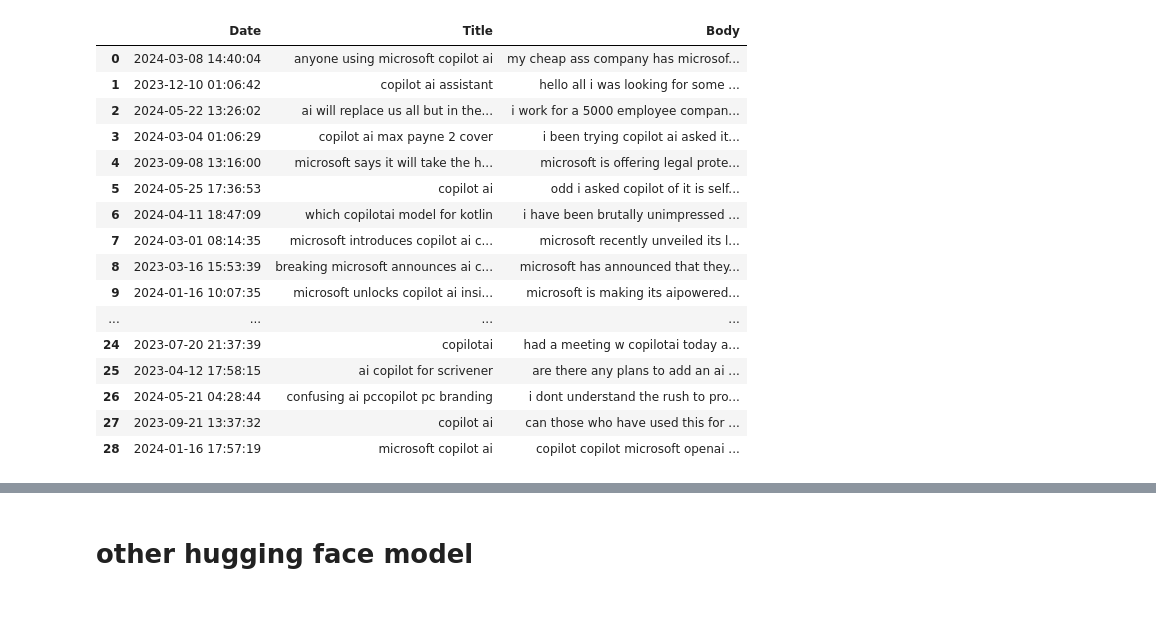
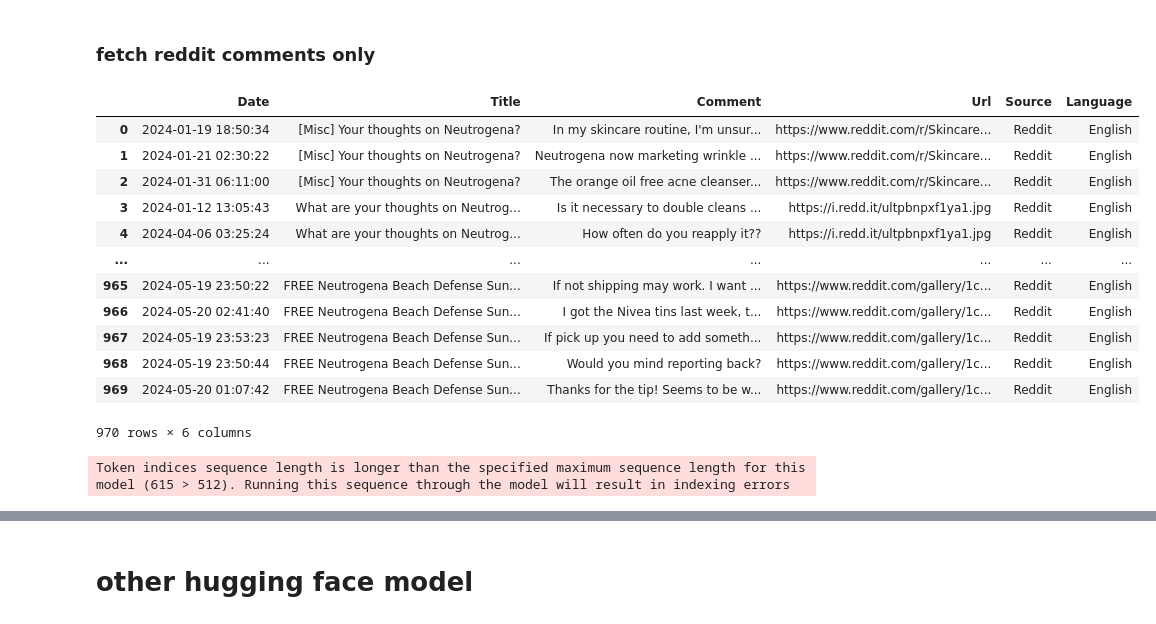
Before and after one commit to 3L1NK/Brand_Analysis_Dashboard, a Jupyter notebook: reddit_sentiment/reddit_hugging_face.ipynb, the cells around one changed output, grey strips where cells are left out. Saved outputs shown, nothing was run; the diff lists cells and outputs as text; code cells hidden in the pictures.

```diff
--- a/reddit_sentiment/reddit_hugging_face.ipynb
+++ b/reddit_sentiment/reddit_hugging_face.ipynb
@@ -26,0 +31,2 @@ def fetch_reddit_posts(subreddit, query, limit=100):
+# %% [markdown]
+### fetch reddit comments only
@@ -45,30 +82,26 @@ df_copilot['Title'] = df_copilot['Title'].apply(clean_text)
-# %%
-df_copilot
-# %% [output]
-|  | Date | Title | Body |
-| 0 | 2024-03-08 14:40:04 | anyone using microsoft copilot ai | my cheap ass company has microsof... |
-| 1 | 2023-12-10 01:06:42 | copilot ai assistant | hello all i was looking for some ... |
-| 2 | 2024-05-22 13:26:02 | ai will replace us all but in the... | i work for a 5000 employee compan... |
-| 3 | 2024-03-04 01:06:29 | copilot ai max payne 2 cover | i been trying copilot ai asked it... |
-| 4 | 2023-09-08 13:16:00 | microsoft says it will take the h... | microsoft is offering legal prote... |
-| 5 | 2024-05-25 17:36:53 | copilot ai | odd i asked copilot of it is self... |
-| 6 | 2024-04-11 18:47:09 | which copilotai model for kotlin | i have been brutally unimpressed ... |
-| 7 | 2024-03-01 08:14:35 | microsoft introduces copilot ai c... | microsoft recently unveiled its l... |
-| 8 | 2023-03-16 15:53:39 | breaking microsoft announces ai c... | microsoft has announced that they... |
-| 9 | 2024-01-16 10:07:35 | microsoft unlocks copilot ai insi... | microsoft is making its aipowered... |
-| ... | ... | ... | ... |
-| 24 | 2023-07-20 21:37:39 | copilotai | had a meeting w copilotai today a... |
-| 25 | 2023-04-12 17:58:15 | ai copilot for scrivener | are there any plans to add an ai ... |
-| 26 | 2024-05-21 04:28:44 | confusing ai pccopilot pc branding | i dont understand the rush to pro... |
-| 27 | 2023-09-21 13:37:32 | copilot ai | can those who have used this for ... |
-| 28 | 2024-01-16 17:57:19 | microsoft copilot ai | copilot copilot microsoft openai ... |
+# %%
+df_neutrogena
+# %% [output]
+|  | Date | Title | Comment | Url | Source | Language |
+| 0 | 2024-01-19 18:50:34 | [Misc] Your thoughts on Neutrogena? | In my skincare routine, I'm unsur... | https://www.reddit.com/r/Skincare... | Reddit | English |
+| 1 | 2024-01-21 02:30:22 | [Misc] Your thoughts on Neutrogena? | Neutrogena now marketing wrinkle ... | https://www.reddit.com/r/Skincare... | Reddit | English |
+| 2 | 2024-01-31 06:11:00 | [Misc] Your thoughts on Neutrogena? | The orange oil free acne cleanser... | https://www.reddit.com/r/Skincare... | Reddit | English |
+| 3 | 2024-01-12 13:05:43 | What are your thoughts on Neutrog... | Is it necessary to double cleans ... | https://i.redd.it/ultpbnpxf1ya1.jpg | Reddit | English |
+| 4 | 2024-04-06 03:25:24 | What are your thoughts on Neutrog... | How often do you reapply it?? | https://i.redd.it/ultpbnpxf1ya1.jpg | Reddit | English |
+| ... | ... | ... | ... | ... | ... | ... |
+| 965 | 2024-05-19 23:50:22 | FREE Neutrogena Beach Defense Sun... | If not shipping may work. I want ... | https://www.reddit.com/gallery/1c... | Reddit | English |
+| 966 | 2024-05-20 02:41:40 | FREE Neutrogena Beach Defense Sun... | I got the Nivea tins last week, t... | https://www.reddit.com/gallery/1c... | Reddit | English |
+| 967 | 2024-05-19 23:53:23 | FREE Neutrogena Beach Defense Sun... | If pick up you need to add someth... | https://www.reddit.com/gallery/1c... | Reddit | English |
+| 968 | 2024-05-19 23:50:44 | FREE Neutrogena Beach Defense Sun... | Would you mind reporting back? | https://www.reddit.com/gallery/1c... | Reddit | English |
+| 969 | 2024-05-20 01:07:42 | FREE Neutrogena Beach Defense Sun... | Thanks for the tip! Seems to be w... | https://www.reddit.com/gallery/1c... | Reddit | English |
+970 rows × 6 columns
 # %%
 # Load sentiment analysis pipeline
 model_name = "distilbert-base-uncased-finetuned-sst-2-english"
 tokenizer = AutoTokenizer.from_pretrained(model_name)
 sentiment_pipeline = pipeline("sentiment-analysis", model=model_name)
 
-def truncate_text(text, max_tokens=512):
+def truncate_text(text, max_tokens=510):
     tokens = tokenizer.tokenize(text)
     if len(tokens) > max_tokens:
         tokens = tokens[:max_tokens]
@@ -86,6 +119,9 @@ def get_sentiment_score(text):
 #     return df
 
 # Apply sentiment analysis
-df_chatgpt['Sentiment'], df_chatgpt['Sentiment_Score'] = zip(*df_chatgpt['Body'].apply(get_sentiment_score))
-df_gemini['Sentiment'], df_gemini['Sentiment_Score'] = zip(*df_gemini['Body'].apply(get_sentiment_score))
-df_copilot['Sentiment'], df_copilot['Sentiment_Score'] = zip(*df_copilot['Body'].apply(get_sentiment_score))
+df_neutrogena['Sentiment'], df_neutrogena['Sentiment_Score'] = zip(*df_neutrogena['Comment'].apply(get_sentiment_score))
+# df_chatgpt['Sentiment'], df_chatgpt['Sentiment_Score'] = zip(*df_chatgpt['Body'].apply(get_sentiment_score))
+# df_gemini['Sentiment'], df_gemini['Sentiment_Score'] = zip(*df_gemini['Body'].apply(get_sentiment_score))
+# df_copilot['Sentiment'], df_copilot['Sentiment_Score'] = zip(*df_copilot['Body'].apply(get_sentiment_score))
+# %% [output]
+Token indices sequence length is longer than the specified maximum sequence length for this model (615 > 512). Running this sequence through the model will result in indexing errors
```
Also changed, not shown: parts of 12 cells of this notebook, 2 other files.
